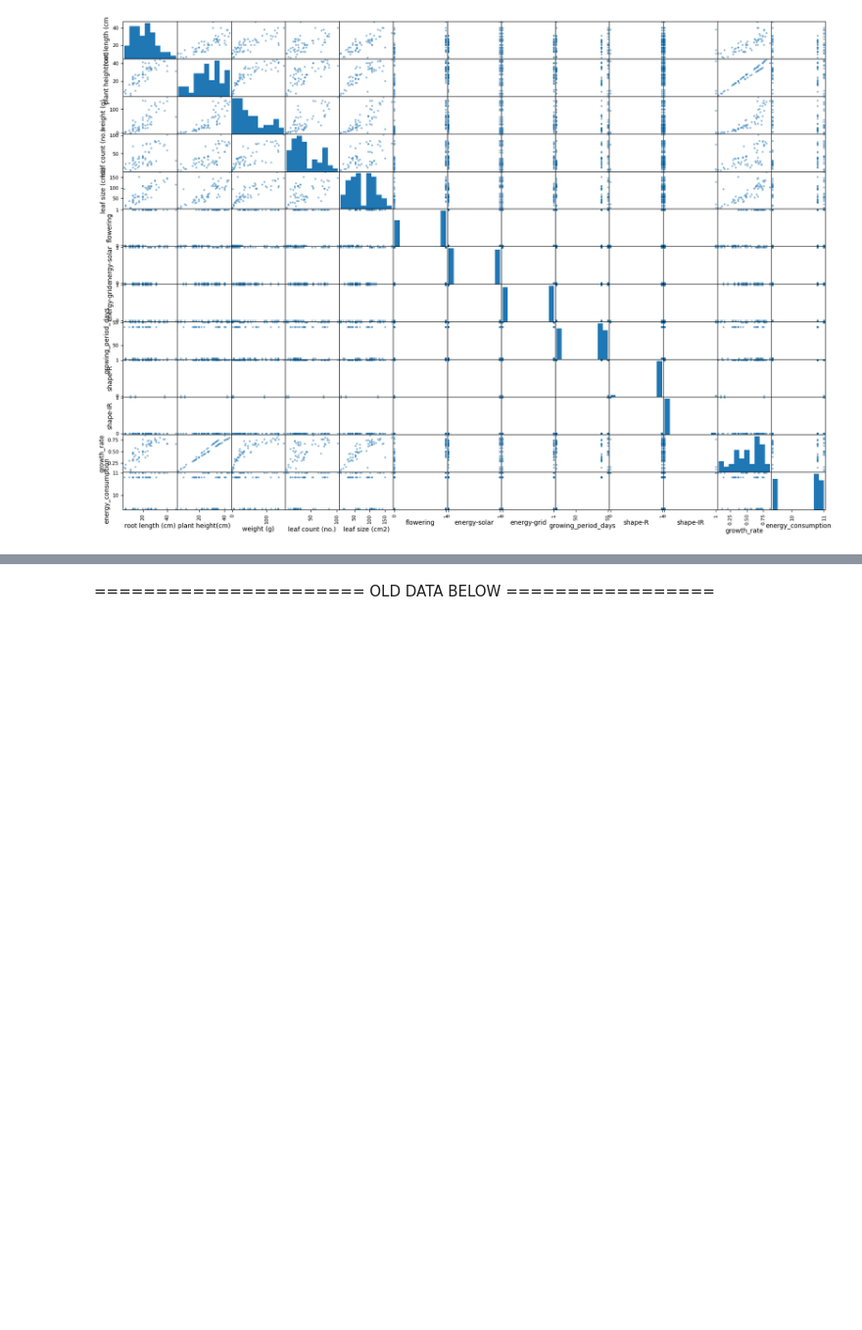
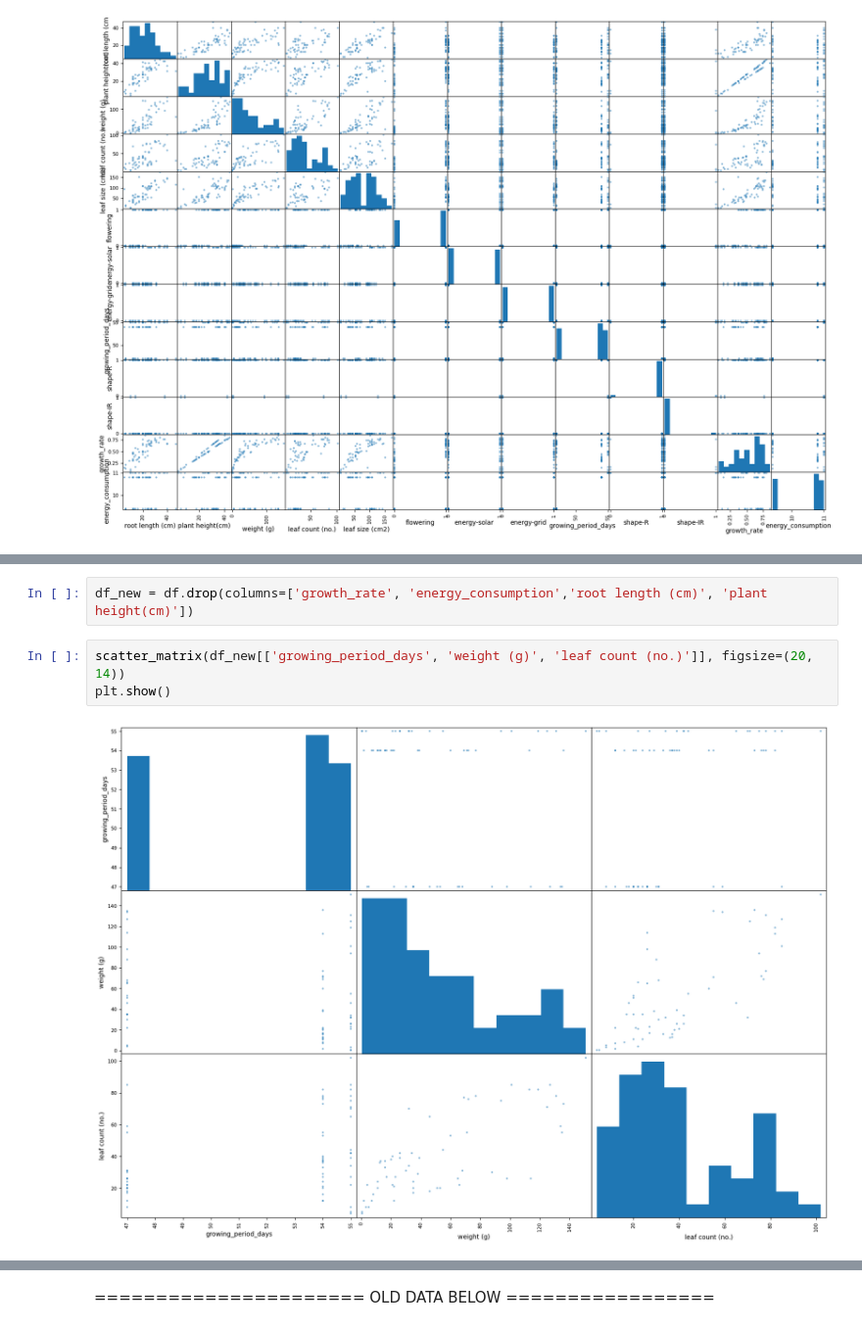
Before and after one commit to taniabuzykina/keylife-ng-pv, a Jupyter notebook: ml_project_1/plant_data_ml.ipynb, the cells around one changed output, grey strips where cells are left out. Shown: that part at 98% size. Saved outputs shown, nothing was run; the diff lists cells and outputs as text; blank space fills up the shorter version.

```diff
--- a/ml_project_1/plant_data_ml.ipynb
+++ b/ml_project_1/plant_data_ml.ipynb
@@ -253,0 +274,7 @@ plt.show()
+# %%
+df_new = df.drop(columns=['growth_rate', 'energy_consumption','root length (cm)', 'plant height(cm)'])
+# %%
+scatter_matrix(df_new[['growing_period_days', 'weight (g)', 'leaf count (no.)']], figsize=(20, 14))
+plt.show()
+# %% [output]
+[figure, added]
```
Also changed, not shown: parts of 51 cells of this notebook.
